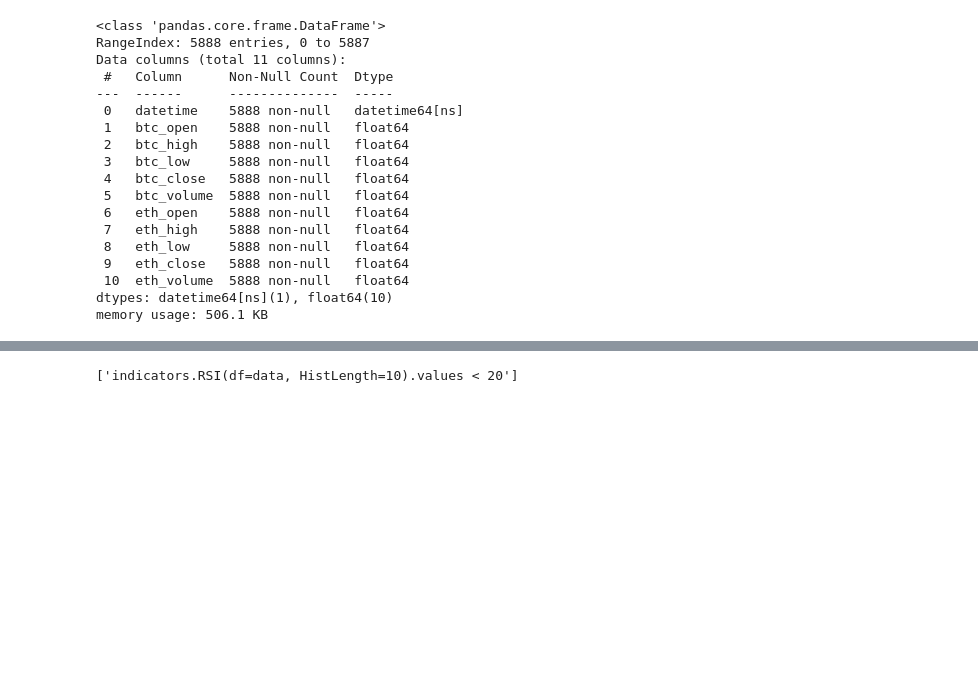
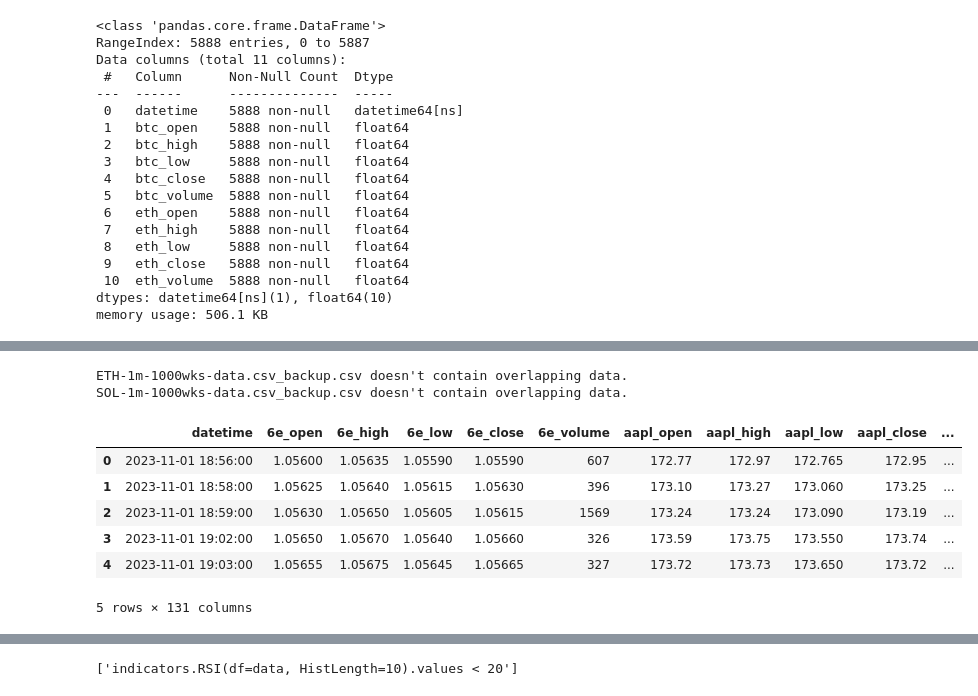
Before and after one commit to VaheC/PonyGE2, a Jupyter notebook: test.ipynb, the cells around one changed output, grey strips where cells are left out. Cells and saved outputs as stored; diff of their text form; code cells hidden in the pictures; blank space fills up the shorter version.

Commit message:
merging all data added

```diff
--- a/test.ipynb
+++ b/test.ipynb
@@ -1909,0 +1913,5 @@ df_m.to_csv(
+# %%
+main_path = Path(r'C:/\Users/\vchar/\Downloads/\FULL DATA LIBRARY')
+
+files_list = os.listdir(main_path)
+files_list
@@ -1909,0 +1936,44 @@ df_m.to_csv(
+# %%
+# final_df = pd.DataFrame()
+
+for i in range(len(files_list)):
+    if i in [9, 21]:
+        print(f"{files_list[i]} doesn't contain overlapping data.")
+        continue
+    temp_df = pd.read_csv(os.path.join(main_path, files_list[i]))
+    instrument_name = files_list[i].replace('-', '_').split('_')[0].lower()
+    temp_df['datetime'] = pd.to_datetime(temp_df['datetime'])
+    temp_df.sort_values('datetime', ascending=True, inplace=True)
+    # temp_df.set_index('datetime', inplace=True)
+    temp_df.reset_index(inplace=True, drop=True)
+    temp_df.rename(
+        columns={
+            'open': f'{instrument_name}_open',
+            'close': f'{instrument_name}_close',
+            'low': f'{instrument_name}_low',
+            'high': f'{instrument_name}_high',
+            'volume': f'{instrument_name}_volume'
+        },
+        inplace=True
+    )
+    # print(f"{i}: {files_list[i]}: start_date = {temp_df.iloc[0]['datetime']} end_date = {temp_df.iloc[-1]['datetime']}")
+    if i == 0:
+        final_df = temp_df.copy()
+    else:
+        final_df = pd.merge(final_df, temp_df, on='datetime')
+
+    if final_df.shape[0] == 0:
+        print(i)
+# %% [output]
+ETH-1m-1000wks-data.csv_backup.csv doesn't contain overlapping data.
+SOL-1m-1000wks-data.csv_backup.csv doesn't contain overlapping data.
+# %%
+final_df.head()
+# %% [output]
+|  | datetime | 6e_open | 6e_high | 6e_low | 6e_close | 6e_volume | aapl_open | aapl_high | aapl_low | aapl_close | ... |
+| 0 | 2023-11-01 18:56:00 | 1.05600 | 1.05635 | 1.05590 | 1.05590 | 607 | 172.77 | 172.97 | 172.765 | 172.95 | ... |
+| 1 | 2023-11-01 18:58:00 | 1.05625 | 1.05640 | 1.05615 | 1.05630 | 396 | 173.10 | 173.27 | 173.060 | 173.25 | ... |
+| 2 | 2023-11-01 18:59:00 | 1.05630 | 1.05650 | 1.05605 | 1.05615 | 1569 | 173.24 | 173.24 | 173.090 | 173.19 | ... |
+| 3 | 2023-11-01 19:02:00 | 1.05650 | 1.05670 | 1.05640 | 1.05660 | 326 | 173.59 | 173.75 | 173.550 | 173.74 | ... |
+| 4 | 2023-11-01 19:03:00 | 1.05655 | 1.05675 | 1.05645 | 1.05665 | 327 | 173.72 | 173.73 | 173.650 | 173.72 | ... |
+5 rows × 131 columns
```
Also changed, not shown: parts of 7 cells of this notebook.
